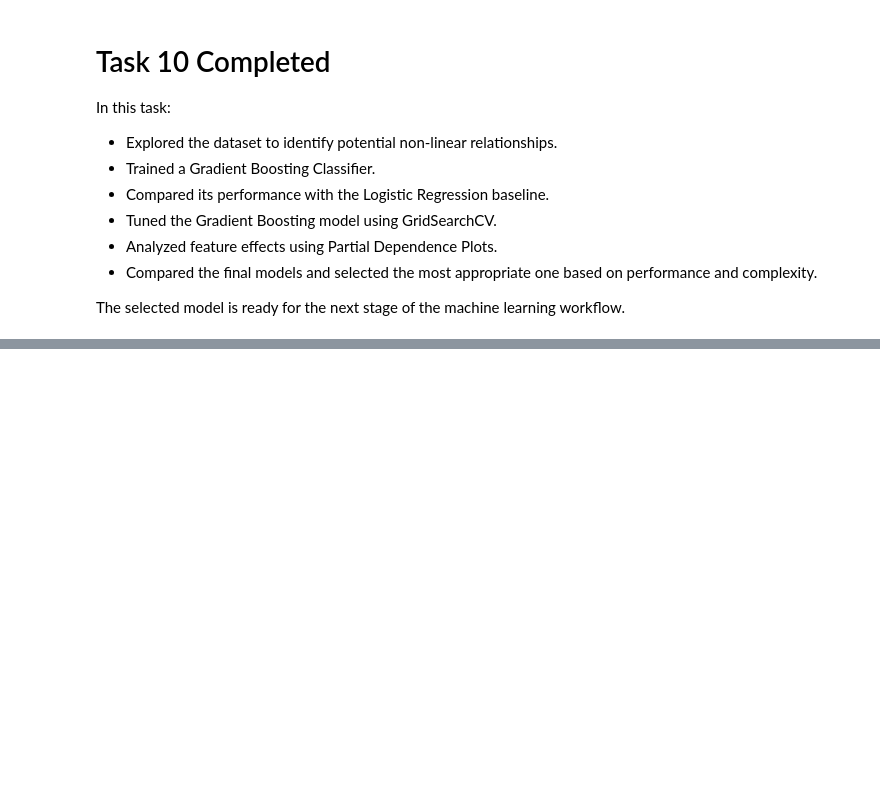
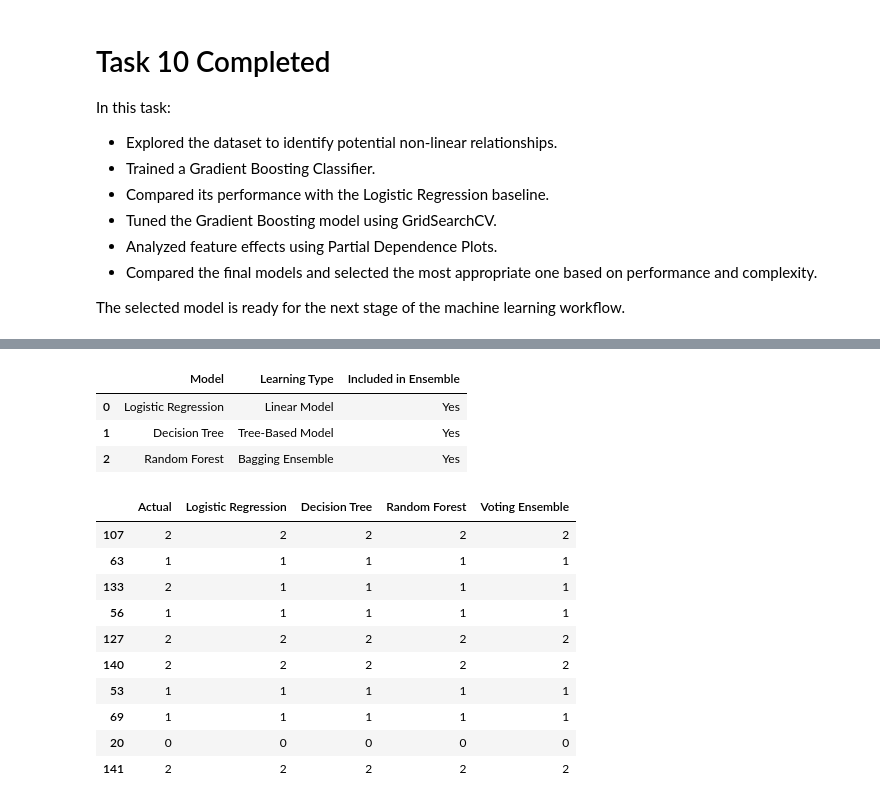
Before and after one commit to Kaushik0107/PlaceMux_Phase1, a Jupyter notebook: notebooks/starter.ipynb, the cells around one changed output, grey strips where cells are left out. Drawn from its saved outputs; the diff is of its cells as text; code cells hidden in the pictures; blank space fills up the shorter version.

Commit message:
Completed Task 11 - Ensemble Learning

```diff
--- a/notebooks/starter.ipynb
+++ b/notebooks/starter.ipynb
@@ -3399,0 +3440,8 @@ The selected model is ready for the next stage of the machine learning workflow.
+# %%
+log_predictions = log_model.predict(X_test)
+
+dt_predictions = dt_model.predict(X_test)
+
+rf_predictions = rf_model.predict(X_test)
+
+print("Predictions generated successfully.")
@@ -3399,0 +3523,11 @@ The selected model is ready for the next stage of the machine learning workflow.
+# %%
+voting_model = VotingClassifier(
+    estimators=[
+        ("lr", log_model),
+        ("dt", dt_model),
+        ("rf", rf_model)
+    ],
+    voting="hard"
+)
+
+print(voting_model)
@@ -3399,0 +3540,4 @@ The selected model is ready for the next stage of the machine learning workflow.
+# %%
+voting_model.fit(X_train, y_train)
+
+print("Voting ensemble trained successfully.")
@@ -3399,0 +3546,5 @@ The selected model is ready for the next stage of the machine learning workflow.
+# %%
+voting_predictions = voting_model.predict(X_test)
+
+print("First 10 Predictions:")
+print(voting_predictions[:10])
@@ -3399,0 +3767,47 @@ The selected model is ready for the next stage of the machine learning workflow.
+# %%
+diversity = pd.DataFrame({
+    "Model": [
+        "Logistic Regression",
+        "Decision Tree",
+        "Random Forest"
+    ],
+    "Learning Type": [
+        "Linear Model",
+        "Tree-Based Model",
+        "Bagging Ensemble"
+    ],
+    "Included in Ensemble": [
+        "Yes",
+        "Yes",
+        "Yes"
+    ]
+})
+
+diversity
+# %% [output]
+|  | Model | Learning Type | Included in Ensemble |
+| 0 | Logistic Regression | Linear Model | Yes |
+| 1 | Decision Tree | Tree-Based Model | Yes |
+| 2 | Random Forest | Bagging Ensemble | Yes |
+# %%
+prediction_comparison = pd.DataFrame({
+    "Actual": y_test,
+    "Logistic Regression": log_predictions,
+    "Decision Tree": dt_predictions,
+    "Random Forest": rf_predictions,
+    "Voting Ensemble": voting_predictions
+})
+
+prediction_comparison.head(10)
+# %% [output]
+|  | Actual | Logistic Regression | Decision Tree | Random Forest | Voting Ensemble |
+| 107 | 2 | 2 | 2 | 2 | 2 |
+| 63 | 1 | 1 | 1 | 1 | 1 |
+| 133 | 2 | 1 | 1 | 1 | 1 |
+| 56 | 1 | 1 | 1 | 1 | 1 |
+| 127 | 2 | 2 | 2 | 2 | 2 |
+| 140 | 2 | 2 | 2 | 2 | 2 |
+| 53 | 1 | 1 | 1 | 1 | 1 |
+| 69 | 1 | 1 | 1 | 1 | 1 |
+| 20 | 0 | 0 | 0 | 0 | 0 |
+| 141 | 2 | 2 | 2 | 2 | 2 |
```
Also changed, not shown: parts of 51 cells of this notebook, 7 other files.
